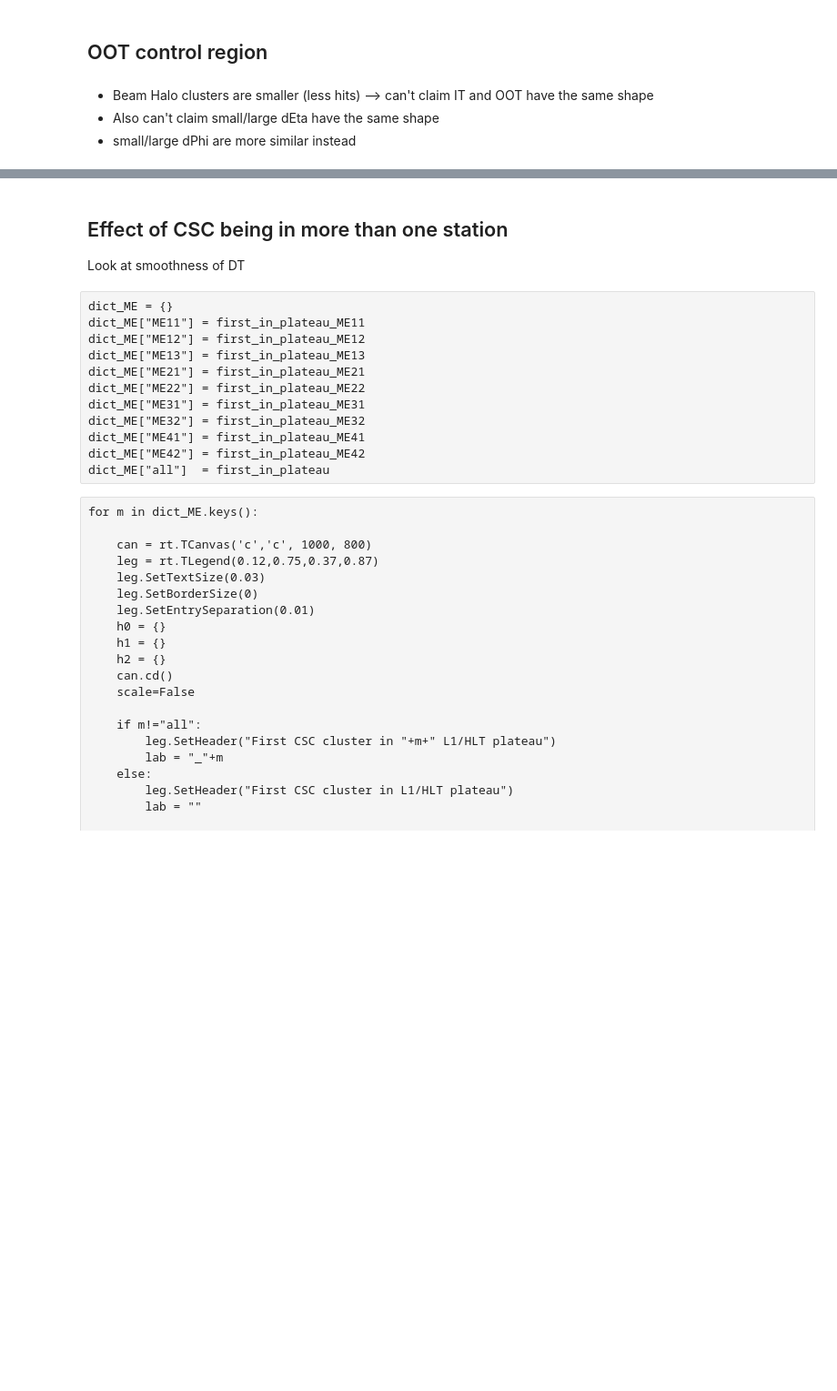
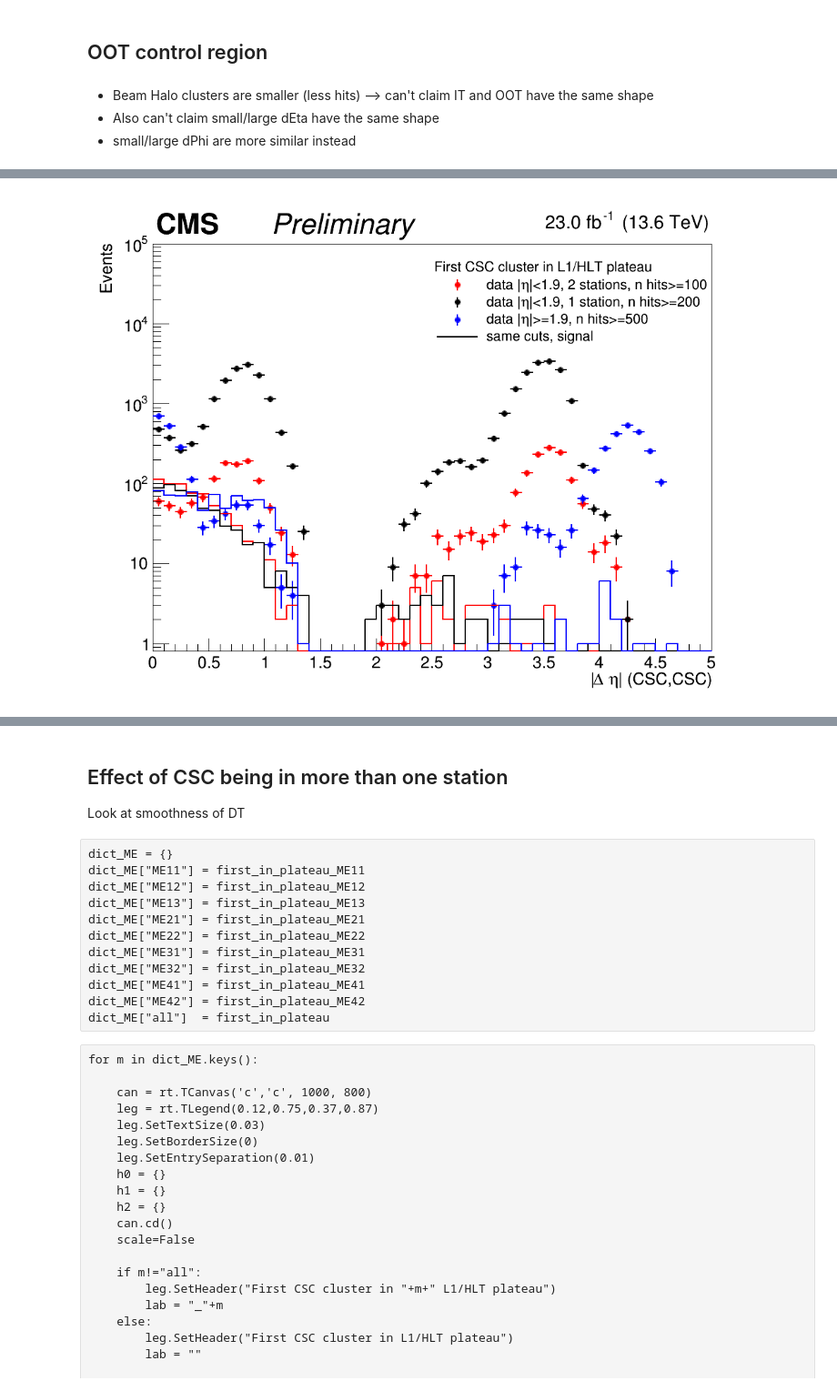
Before and after one commit to cms-lpc-llp/run3_muon_system_analysis, a Jupyter notebook: background_prediction_closure_CSC_CSC_v1.ipynb, the cells around one changed output, grey strips where cells are left out. Shown at 91% size. Saved outputs shown, nothing was run; the diff lists cells and outputs as text; code cells hidden in the pictures; blank space fills up the shorter version.

```diff
--- a/background_prediction_closure_CSC_CSC_v1.ipynb
+++ b/background_prediction_closure_CSC_CSC_v1.ipynb
@@ -1424,0 +806,74 @@ if category == 2:
+# %%
+can = rt.TCanvas('c','c', 1000, 800)
+leg = rt.TLegend(0.12+0.4,0.7,0.37+0.5,0.87)
+leg.SetTextSize(0.03)
+leg.SetBorderSize(0)
+leg.SetEntrySeparation(0.01)
+h0 = {}
+h1 = {}
+h2 = {}
+h3 = {}
+can.cd()
+scale=False
+#scale=True
+
+leg.SetHeader("First CSC cluster in L1/HLT plateau")
+lab = ""
+
+for k in tree_keys:
+        cut = sel_ev[k] & (np.abs(dPhi_csc_csc[k])>0.7) & np.logical_not( (np.abs(dR_csc_csc[k])<1.4))# & (np.abs(dEta_csc_csc[k])<0.4))
+        h1[k] = create_TH1D( np.abs(dEta_csc_csc[k][cut & first_in_tr1[k] ]),title="",axis_title = ['|#Delta #eta| (CSC,CSC)','Events'], binning=[50,0,5])
+        h1[k].SetLineColor(2)
+        h1[k].SetLineWidth(2)
+        h1[k].SetMarkerColor(2)
+        h1[k].SetMarkerStyle(20)
+        h1[k].SetMarkerSize(1.2)
+        if scale and h1[k].Integral()>0:h1[k].Scale(1./h1[k].Integral())
+
+        h2[k] = create_TH1D(np.abs(dEta_csc_csc[k][ cut & first_in_tr2[k] ] ),title="",axis_title = ['phi','Events'], binning=[50,0,5])
+        h2[k].SetLineColor(1)
+        h2[k].SetLineWidth(2)
+        h2[k].SetMarkerColor(1)
+        h2[k].SetMarkerStyle(20)
+        h2[k].SetMarkerSize(1.2)
+        if scale and h2[k].Integral()>0:h2[k].Scale(1./h2[k].Integral())
+
+        h3[k] = create_TH1D(np.abs(dEta_csc_csc[k][ cut & first_in_tr3[k] ] ),title="",axis_title = ['phi','Events'], binning=[50,0,5])
+        h3[k].SetLineColor(4)
+        h3[k].SetLineWidth(2)
+        h3[k].SetMarkerColor(4)
+        h3[k].SetMarkerStyle(20)
+        h3[k].SetMarkerSize(1.2)
+        if scale and h3[k].Integral()>0:h3[k].Scale(1./h3[k].Integral())
+
+        if not scale:
+            h1[k].SetMinimum(0.8)
+            h1[k].SetMaximum(1.e5)
+        else:
+            h1[k].SetMaximum(1)
+            h1[k].SetMinimum(0.001)
+        if 'data' in k:
+            h1[k].Draw('PE same')
+            h2[k].Draw('PE same')
+            h3[k].Draw('PE same')
+            leg.AddEntry(h1[k],"data |#eta|<1.9, 2 stations, n hits>=100","PE")
+            leg.AddEntry(h2[k],"data |#eta|<1.9, 1 station, n hits>=200","PE")
+            leg.AddEntry(h3[k],"data |#eta|>=1.9, n hits>=500","PE")
+        else:
+            h1[k].Draw('HISTO same')
+            h2[k].Draw('HISTO same')
+            h3[k].Draw('HISTO same')
+            leg.AddEntry(h2[k],"same cuts, signal","L")
+        #h0[k].Delete()
+        #h1[k].Delete()
+
+#print("??")
+leg.Draw()
+can.SetRightMargin(0.05)
+drawCMS(lumi, "Preliminary", ERA="", onTop=True,left_marg_CMS=0.2,top_marg_cms=0.96,top_marg_lumi=0.965)
+can.SetLogy()
+can.Draw()
+can.Print("plots/V1p19_"+vers+"/DeltaEta_HLT_categories"+lab+plot_string+".pdf")
+can.Print("plots/V1p19_"+vers+"/DeltaEta_HLT_categories"+lab+plot_string+".png")
+#can.Close()
+# %% [output]
@@ -1424,0 +900 @@ if category == 2:
+[figure, added]
```
Also changed, not shown: parts of 39 cells of this notebook, 1 other file.
